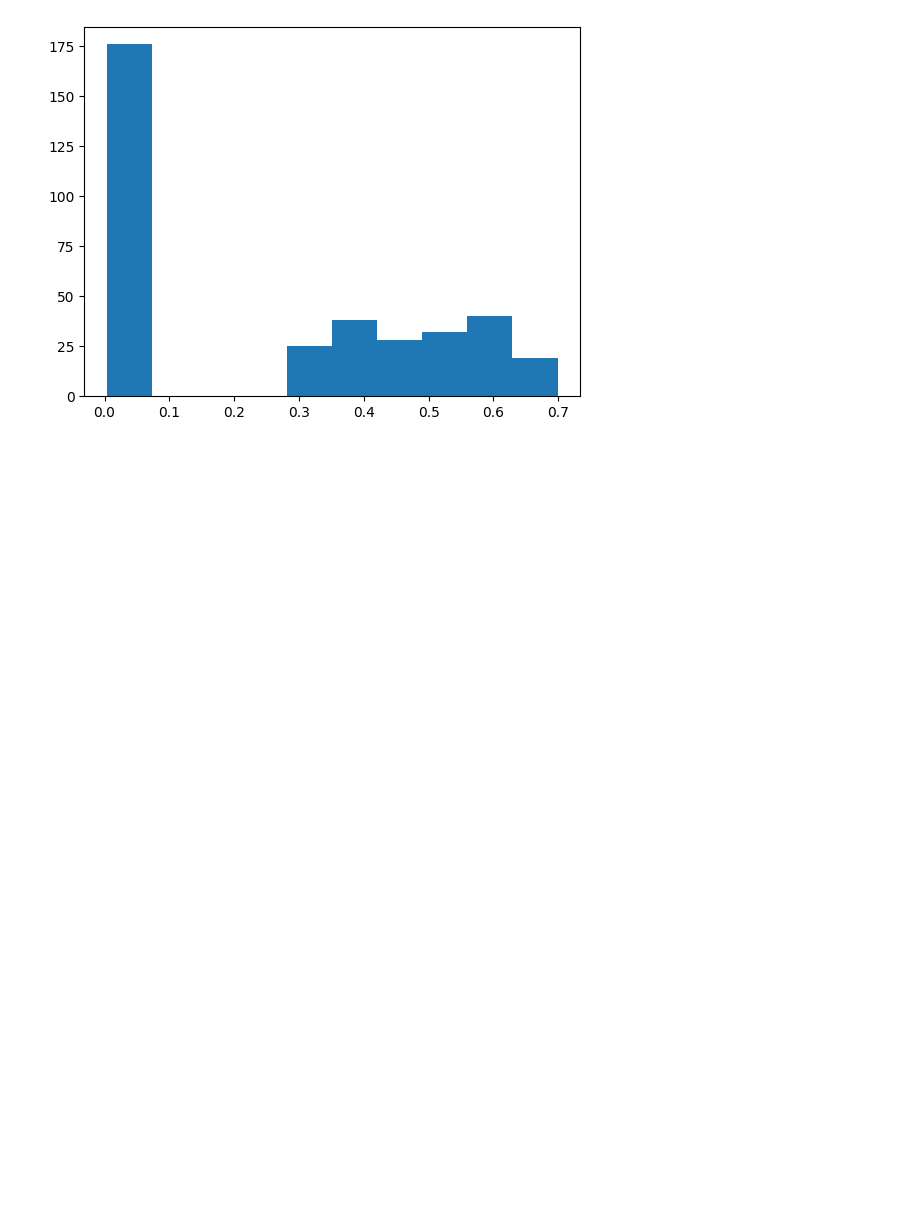
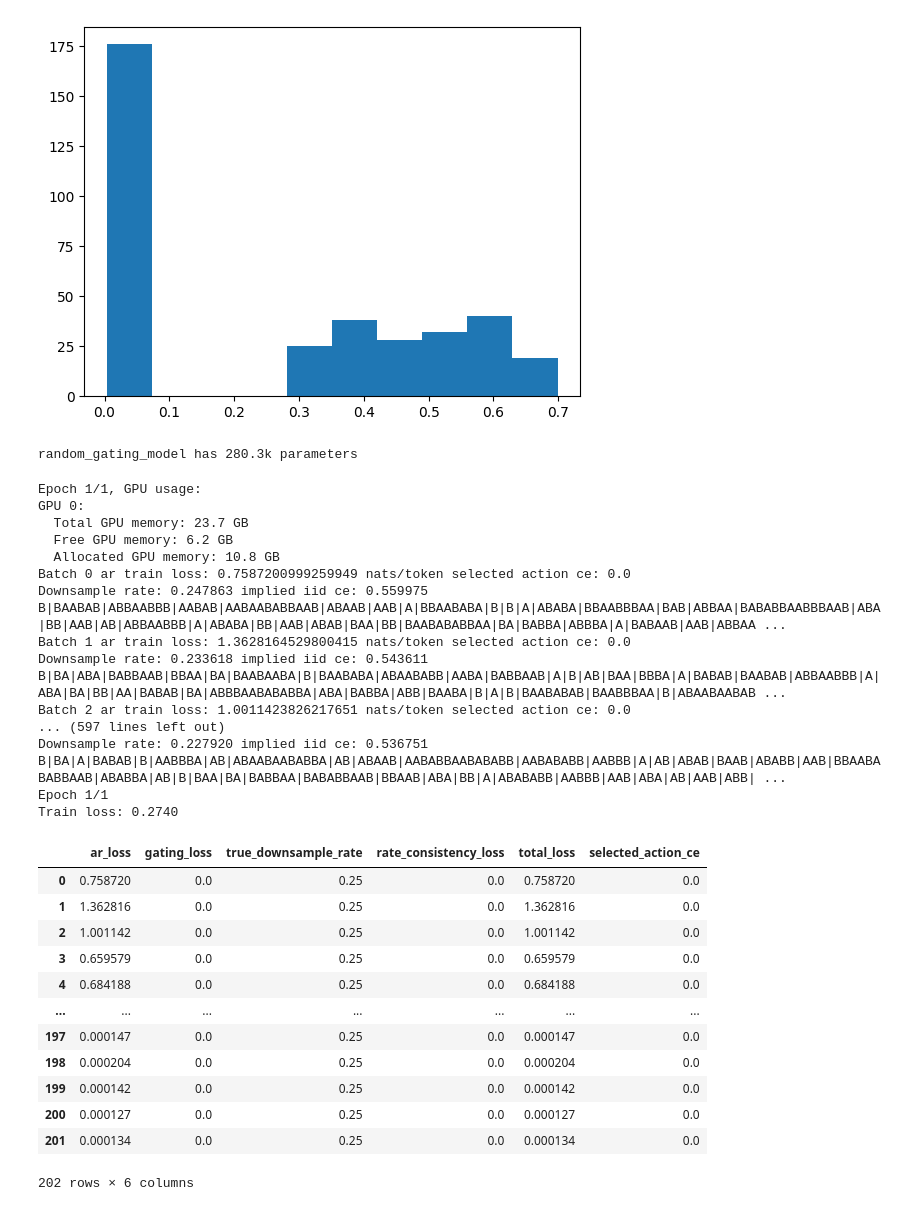
Before and after one commit to SamD770/bitter-lesson-tokenization, a Jupyter notebook: toy_problem.ipynb, the cells around one changed output. Cells and saved outputs as stored; diff of their text form; code cells hidden in the pictures; blank space fills up the shorter version.

```diff
--- a/toy_problem.ipynb
+++ b/toy_problem.ipynb
@@ -777,0 +807,39 @@ def discover_tokens(model, test_batch):
+# %%
+random_gating_model = GemmaMiniBitterLLM(vocab_size=byte5_tokenizer.vocab_size, embedding_dim=64, num_heads=4, downsample_rate=0.25, sliding_window=4, GaterClass=RandomGater)
+print(f"random_gating_model has {parameter_count_string(random_gating_model)} parameters")
+# %% [output]
+random_gating_model has 280.3k parameters
+# %%
+random_gating_train_losses = bitter_tokenizer_training_loop(random_gating_model, train_x, num_epochs=1, batch_size=256, batch_print_every=1, batch_limit=200, learn_gating=False)
+random_gating_train_losses
+# %% [output]
+Epoch 1/1, GPU usage:
+GPU 0:
+  Total GPU memory: 23.7 GB
+  Free GPU memory: 6.2 GB
+  Allocated GPU memory: 10.8 GB
+Batch 0 ar train loss: 0.7587200999259949 nats/token selected action ce: 0.0
+Downsample rate: 0.247863 implied iid ce: 0.559975
+B|BAABAB|ABBAABBB|AABAB|AABAABABBAAB|ABAAB|AAB|A|BBAABABA|B|B|A|ABABA|BBAABBBAA|BAB|ABBAA|BABABBAABBBAAB|ABA|BB|AAB|AB|ABBAABBB|A|ABABA|BB|AAB|ABAB|BAA|BB|BAABABABBAA|BA|BABBA|ABBBA|A|BABAAB|AAB|ABBAA ...
+Batch 1 ar train loss: 1.3628164529800415 nats/token selected action ce: 0.0
+Downsample rate: 0.233618 implied iid ce: 0.543611
+B|BA|ABA|BABBAAB|BBAA|BA|BAABAABA|B|BAABABA|ABAABABB|AABA|BABBAAB|A|B|AB|BAA|BBBA|A|BABAB|BAABAB|ABBAABBB|A|ABA|BA|BB|AA|BABAB|BA|ABBBAABABABBA|ABA|BABBA|ABB|BAABA|B|A|B|BAABABAB|BAABBBAA|B|ABAABAABAB ...
+Batch 2 ar train loss: 1.0011423826217651 nats/token selected action ce: 0.0
+... (597 lines left out)
+Downsample rate: 0.227920 implied iid ce: 0.536751
+B|BA|A|BABAB|B|AABBBA|AB|ABAABAABABBA|AB|ABAAB|AABABBAABABABB|AABABABB|AABBB|A|AB|ABAB|BAAB|ABABB|AAB|BBAABABABBAAB|ABABBA|AB|B|BAA|BA|BABBAA|BABABBAAB|BBAAB|ABA|BB|A|ABABABB|AABBB|AAB|ABA|AB|AAB|ABB| ...
+Epoch 1/1
+Train loss: 0.2740
+|  | ar_loss | gating_loss | true_downsample_rate | rate_consistency_loss | total_loss | selected_action_ce |
+| 0 | 0.758720 | 0.0 | 0.25 | 0.0 | 0.758720 | 0.0 |
+| 1 | 1.362816 | 0.0 | 0.25 | 0.0 | 1.362816 | 0.0 |
+| 2 | 1.001142 | 0.0 | 0.25 | 0.0 | 1.001142 | 0.0 |
+| 3 | 0.659579 | 0.0 | 0.25 | 0.0 | 0.659579 | 0.0 |
+| 4 | 0.684188 | 0.0 | 0.25 | 0.0 | 0.684188 | 0.0 |
+| ... | ... | ... | ... | ... | ... | ... |
+| 197 | 0.000147 | 0.0 | 0.25 | 0.0 | 0.000147 | 0.0 |
+| 198 | 0.000204 | 0.0 | 0.25 | 0.0 | 0.000204 | 0.0 |
+| 199 | 0.000142 | 0.0 | 0.25 | 0.0 | 0.000142 | 0.0 |
+| 200 | 0.000127 | 0.0 | 0.25 | 0.0 | 0.000127 | 0.0 |
+| 201 | 0.000134 | 0.0 | 0.25 | 0.0 | 0.000134 | 0.0 |
+202 rows × 6 columns
```
Also changed, not shown: parts of 16 cells of this notebook.
